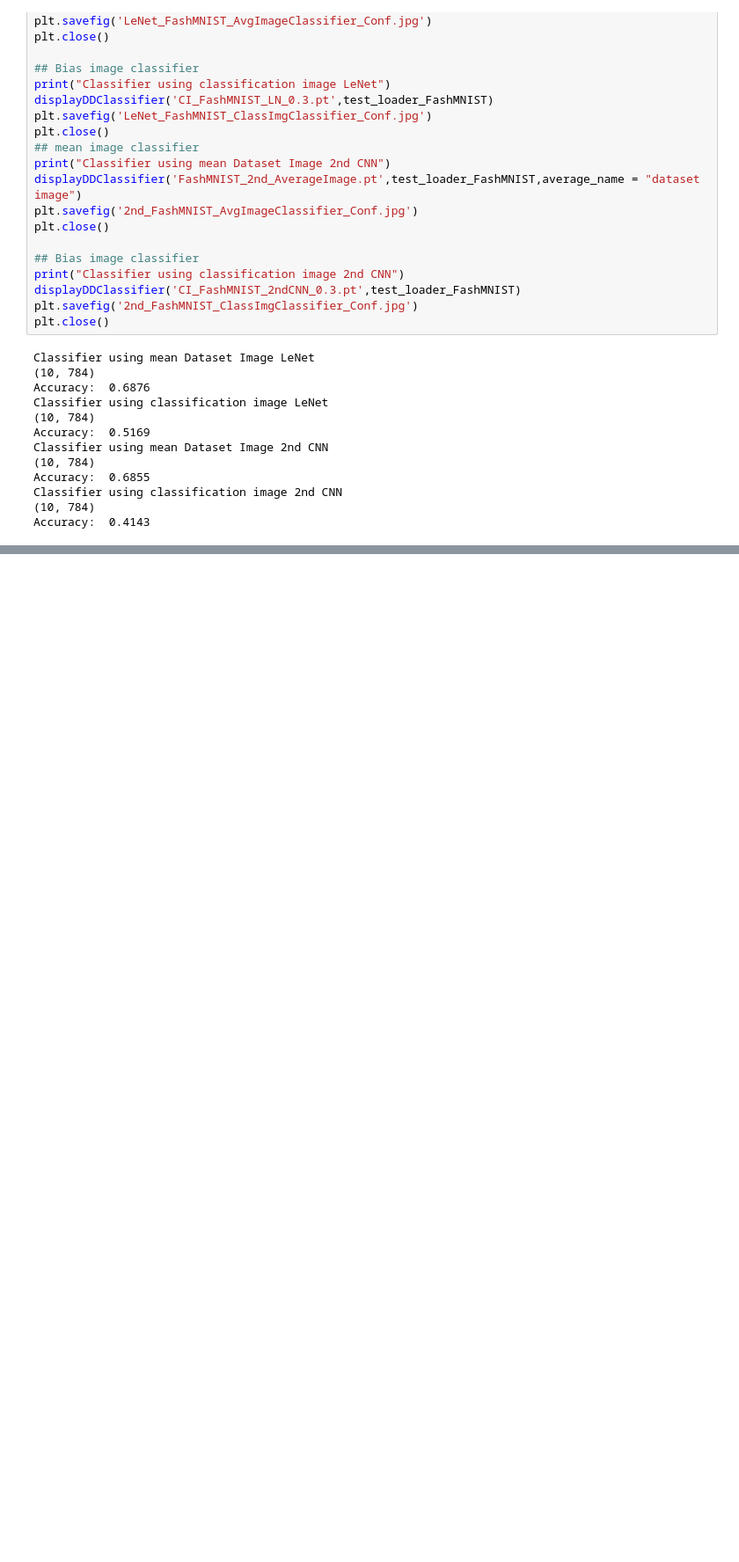
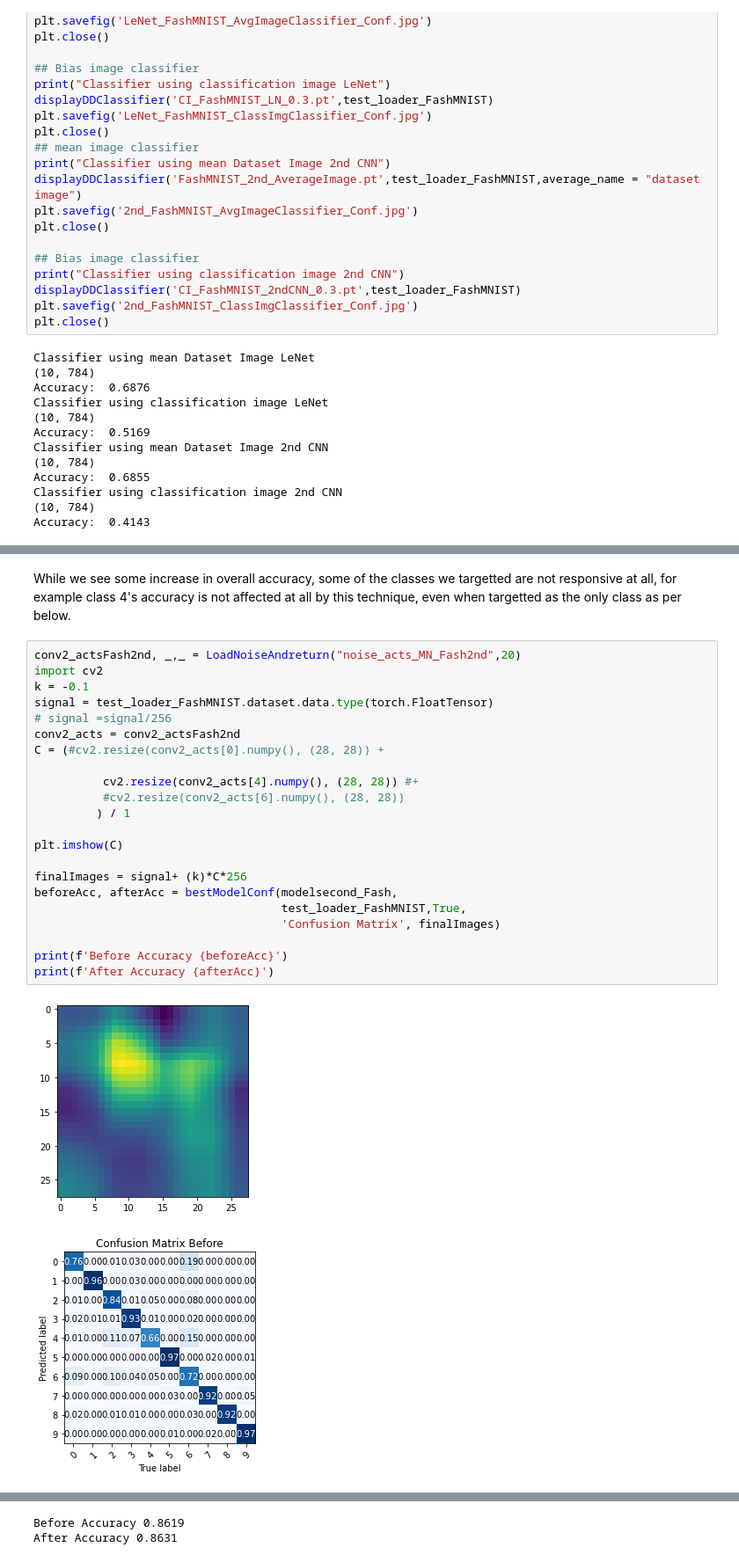
Before and after one commit to rob101935/WN, a Jupyter notebook: ReportWH.ipynb, the cells around one changed output, grey strips where cells are left out. Shown at 88% size. Drawn from its saved outputs; the diff is of its cells as text; blank space fills up the shorter version.

```diff
--- a/ReportWH.ipynb
+++ b/ReportWH.ipynb
@@ -1113,0 +871,27 @@ conv1
+# %% [markdown]
+While we see some increase in overall accuracy, some of the classes we targetted are not responsive at all, for example class 4's accuracy is not affected at all by this technique, even when targetted as the only class as per below.
+# %%
+conv2_actsFash2nd, _,_ = LoadNoiseAndreturn("noise_acts_MN_Fash2nd",20)
+import cv2
+k = -0.1
+signal = test_loader_FashMNIST.dataset.data.type(torch.FloatTensor)
+# signal =signal/256
+conv2_acts = conv2_actsFash2nd
+C = (#cv2.resize(conv2_acts[0].numpy(), (28, 28)) +
+
+          cv2.resize(conv2_acts[4].numpy(), (28, 28)) #+
+          #cv2.resize(conv2_acts[6].numpy(), (28, 28))
+         ) / 1
+
+plt.imshow(C)
+
+finalImages = signal+ (k)*C*256
+beforeAcc, afterAcc = bestModelConf(modelsecond_Fash,
+                                    test_loader_FashMNIST,True,
+                                    'Confusion Matrix', finalImages)
+
+print(f'Before Accuracy {beforeAcc}')
+print(f'After Accuracy {afterAcc}')
+# %% [output]
+[figure, added]
+[figure, added]
@@ -1113,0 +899,2 @@ conv1
+Before Accuracy 0.8619
+After Accuracy 0.8631
```
Also changed, not shown: parts of 71 cells of this notebook.
